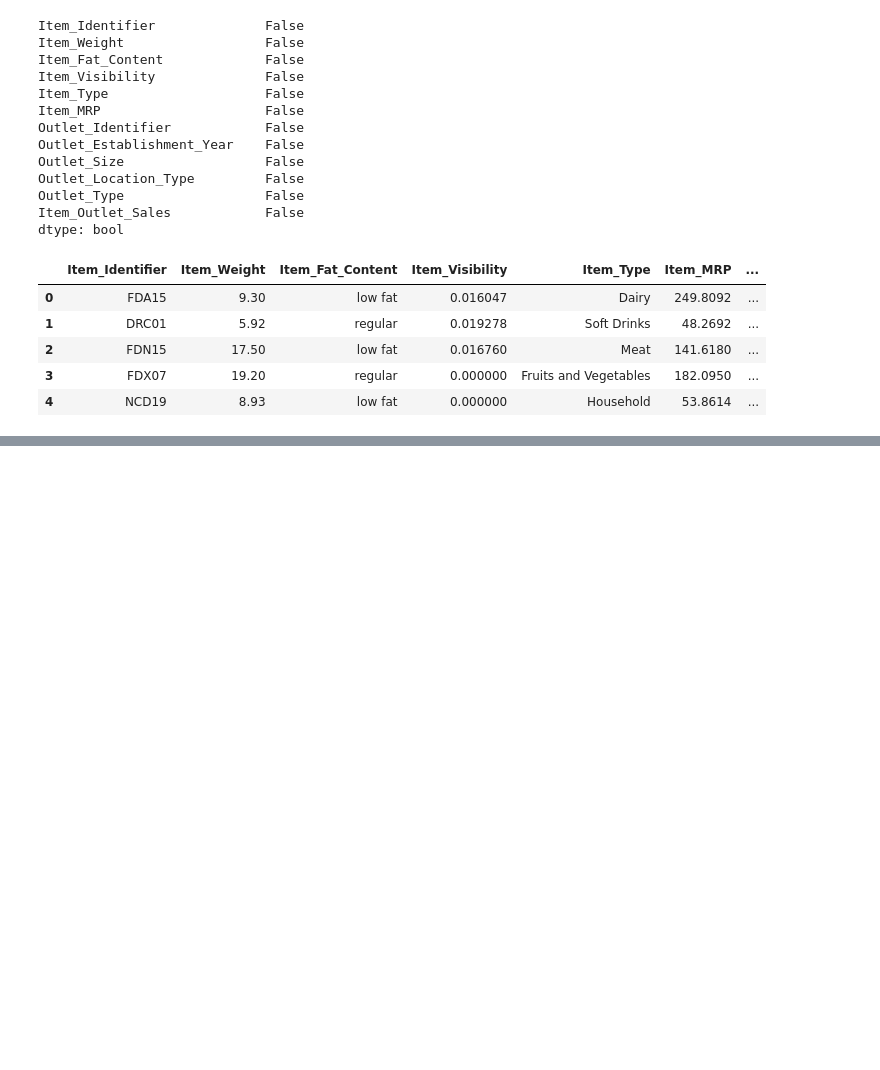
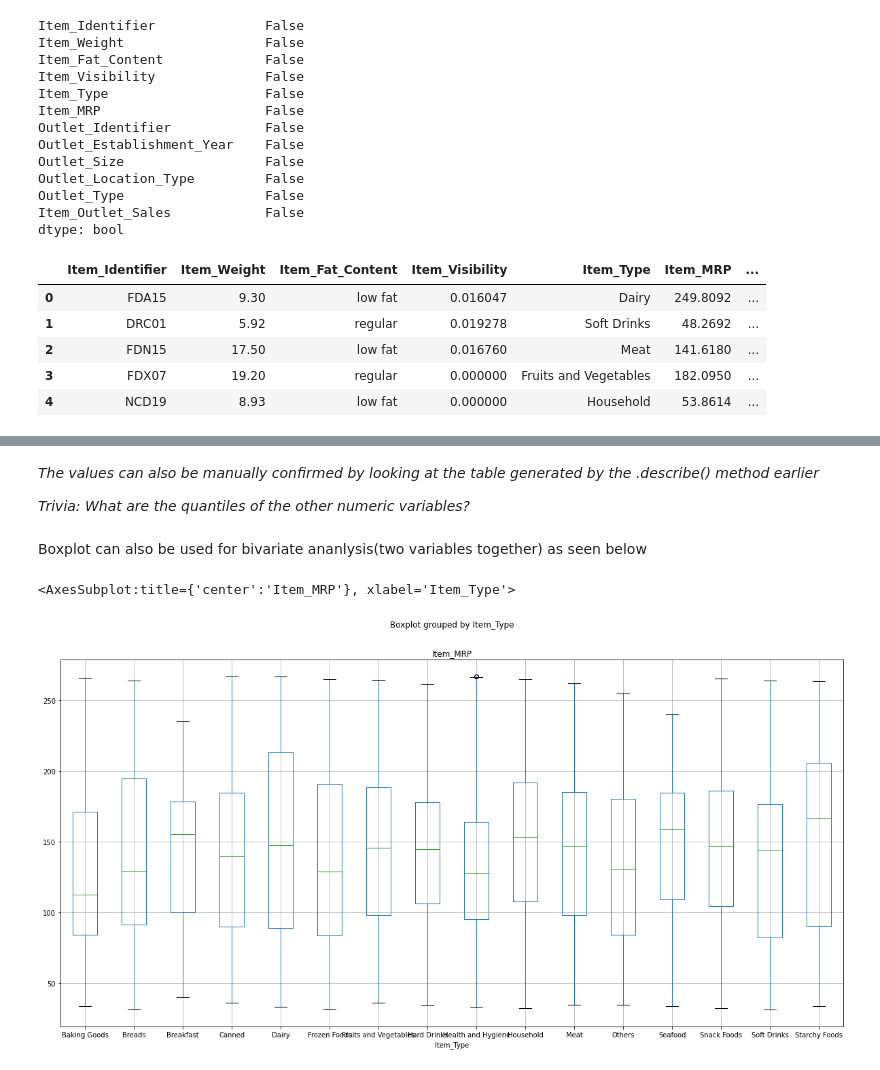
Before and after one commit to acmbpdc/ml-bootcamp-2022, a Jupyter notebook: wrangling.ipynb, the cells around one changed output, grey strips where cells are left out. Drawn from its saved outputs; the diff is of its cells as text; code cells hidden in the pictures; blank space fills up the shorter version.

```diff
--- a/wrangling.ipynb
+++ b/wrangling.ipynb
@@ -399,0 +537,13 @@ What is quantile?
+# %% [markdown]
+*The values can also be manually confirmed by looking at the table generated by the .describe() method earlier*
+
+*Trivia: What are the quantiles of the other numeric variables?*
+# %% [markdown]
+Boxplot can also be used for bivariate ananlysis(two variables together) as seen below
+# %%
+# data.boxplot(column="Outlet_Establishment_Year")
+# data.boxplot(column="Item_Weight",by="Item_Type",figsize=(20,10))
+data.boxplot(column="Item_MRP",by="Item_Type",figsize=(20,10))
+# %% [output]
+<AxesSubplot:title={'center':'Item_MRP'}, xlabel='Item_Type'>
+[figure, added]
```
Also changed, not shown: parts of 62 cells of this notebook, 2 other files.
